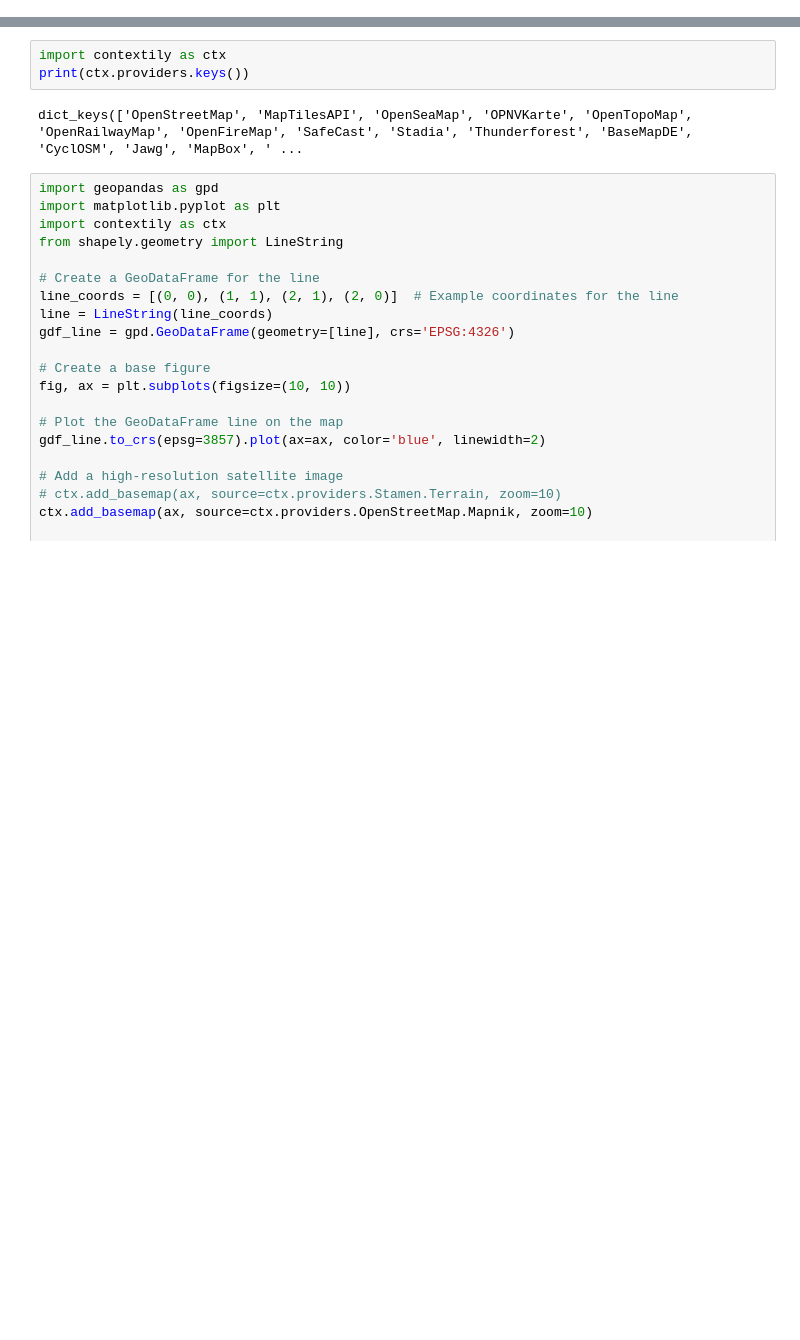
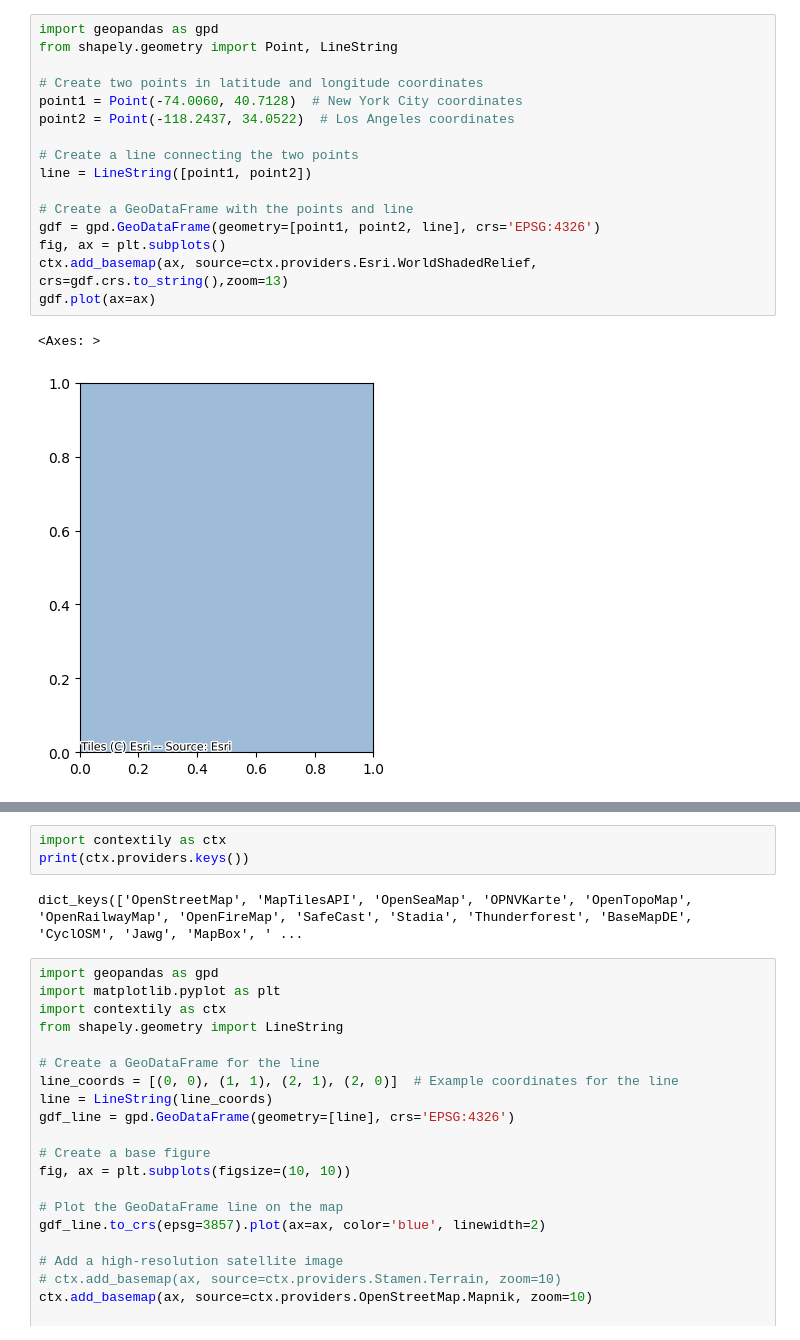
Before and after one commit to SerpRateAI/tensilePaper, a Jupyter notebook: site-map.ipynb, the cells around one changed output, grey strips where cells are left out. Cells and saved outputs as stored; diff of their text form; blank space fills up the shorter version.

```diff
--- a/site-map.ipynb
+++ b/site-map.ipynb
@@ -67,0 +138,19 @@ Successfully installed contextily-1.6.0 geographiclib-2.0 geopy-2.4.1 mercantile
+# %%
+import geopandas as gpd
+from shapely.geometry import Point, LineString
+
+# Create two points in latitude and longitude coordinates
+point1 = Point(-74.0060, 40.7128)  # New York City coordinates
+point2 = Point(-118.2437, 34.0522)  # Los Angeles coordinates
+
+# Create a line connecting the two points
+line = LineString([point1, point2])
+
+# Create a GeoDataFrame with the points and line
+gdf = gpd.GeoDataFrame(geometry=[point1, point2, line], crs='EPSG:4326')
+fig, ax = plt.subplots()
+ctx.add_basemap(ax, source=ctx.providers.Esri.WorldShadedRelief, crs=gdf.crs.to_string(),zoom=13)
+gdf.plot(ax=ax)
+# %% [output]
+<Axes: >
+[figure, added]
```
Also changed, not shown: parts of 12 cells of this notebook, 6 other files.
